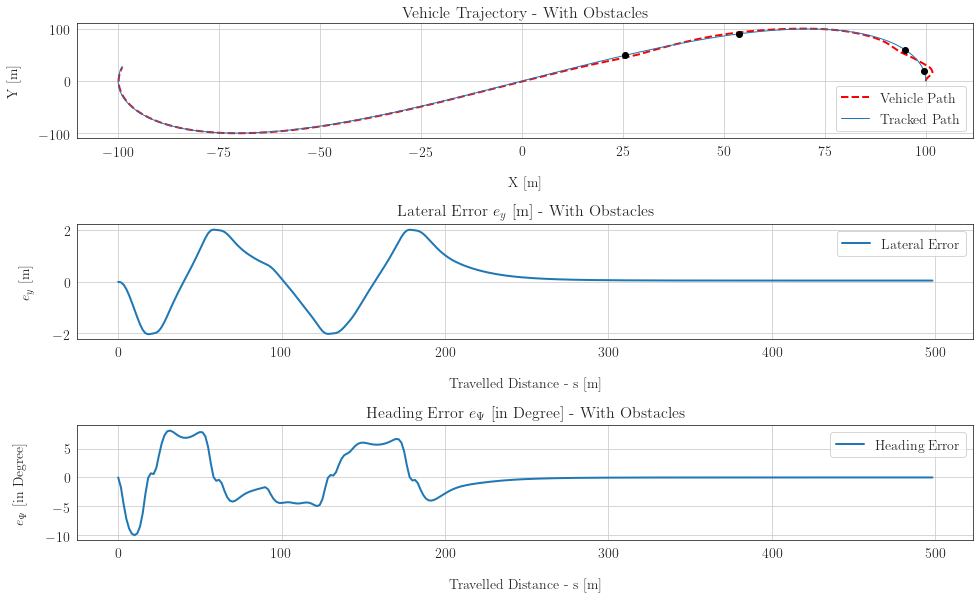
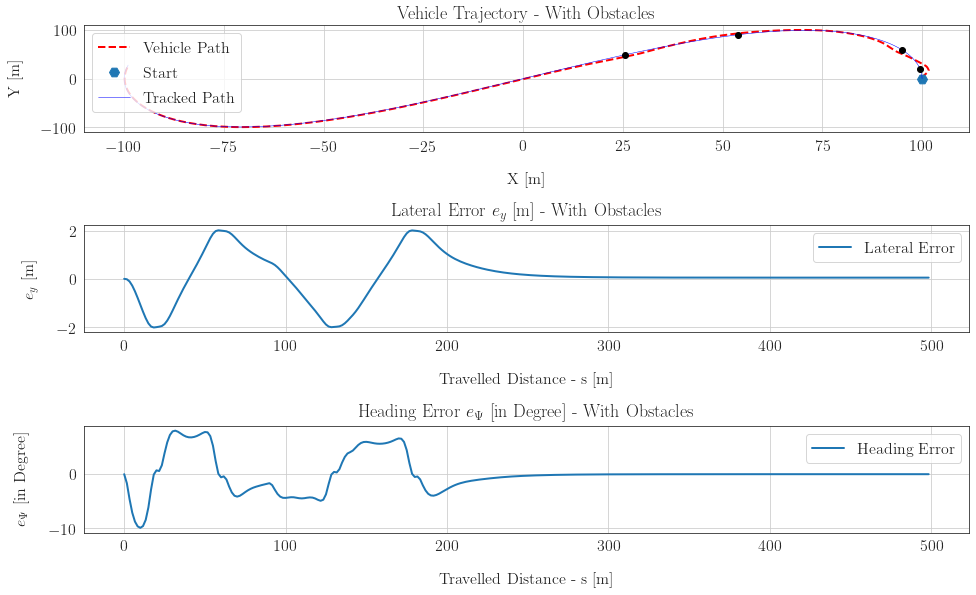
Code edit (unified diff) that turned the first committed figure into the second:
--- before
+++ after
@@ -9,5 +9,6 @@
 
 axes[0].plot(state_history_obs[0, :], state_history_obs[1, :], '--r', linewidth=2,   label='Vehicle Path')
-axes[0].plot(rpath[:1000, 1], rpath[:1000, 2], linewidth=1, label='Tracked Path')
+axes[0].plot(state_history_obs[0, 0], state_history_obs[1, 0], 'H', linewidth=2, markersize=10,   label='Start')
+axes[0].plot(rpath[:1000, 1], rpath[:1000, 2], 'b', linewidth=0.5, label='Tracked Path')
 # axes[0].set_xlim([0, 102])
 
@@ -16,8 +17,8 @@
     
 axes[0].grid() 
-axes[0].set_title('Vehicle Trajectory - With Obstacles')
+axes[0].set_title('Vehicle Trajectory - With Obstacles',  fontsize=18)
 axes[0].set_xlabel('X [m]')
 axes[0].set_ylabel('Y [m]')
-axes[0].legend()
+axes[0].legend(loc='upper left')
 
 ## ERROR  ey
@@ -26,5 +27,5 @@
 axes[1].grid() 
 
-axes[1].set_title(r'Lateral Error $e_y$ [m] - With Obstacles')
+axes[1].set_title(r'Lateral Error $e_y$ [m] - With Obstacles', fontsize=18)
 axes[1].set_xlabel('Travelled Distance - s [m]')
 axes[1].set_ylabel(r'$e_y$ [m]')
@@ -36,5 +37,5 @@
 axes[2].grid() 
 
-axes[2].set_title(r'Heading Error $e_\Psi$ [in Degree] - With Obstacles')
+axes[2].set_title(r'Heading Error $e_\Psi$ [in Degree] - With Obstacles', fontsize=18)
 axes[2].set_xlabel('Travelled Distance - s [m]')
 axes[2].set_ylabel(r'$e_\Psi$ [in Degree]')

Commit: Completed- reproduction of the figures